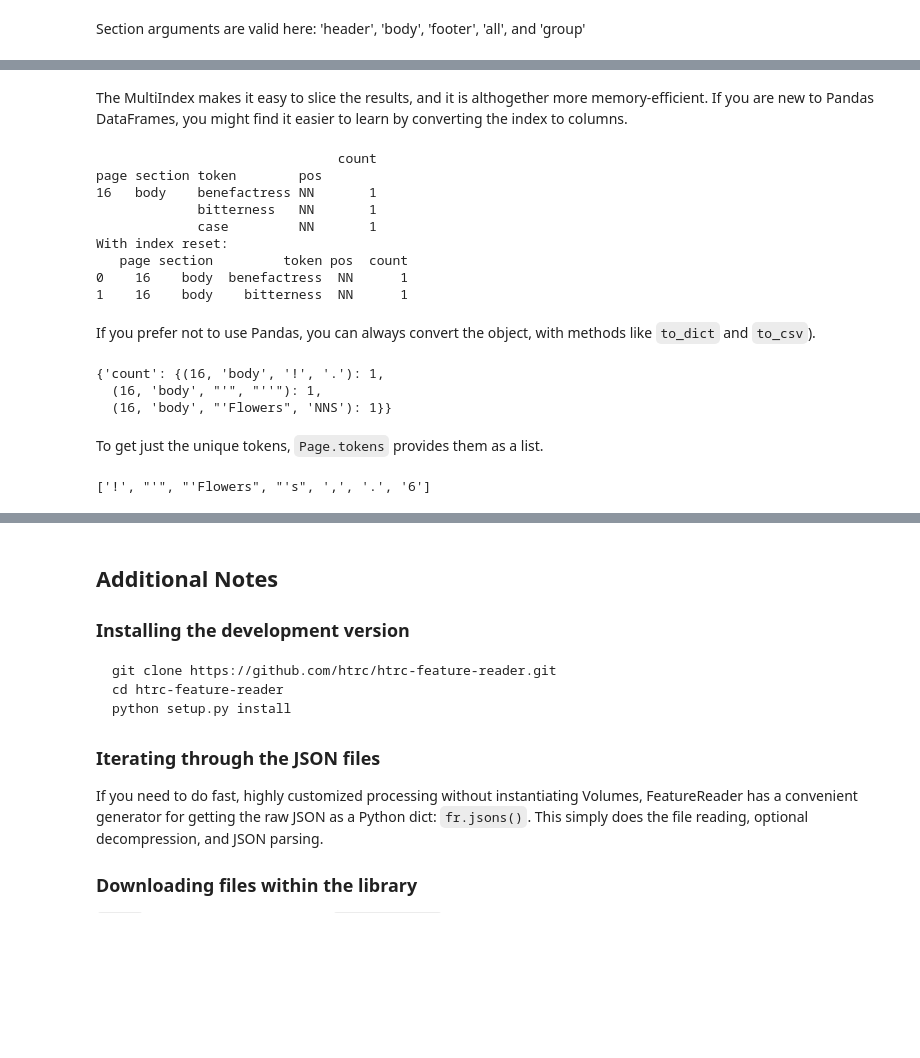
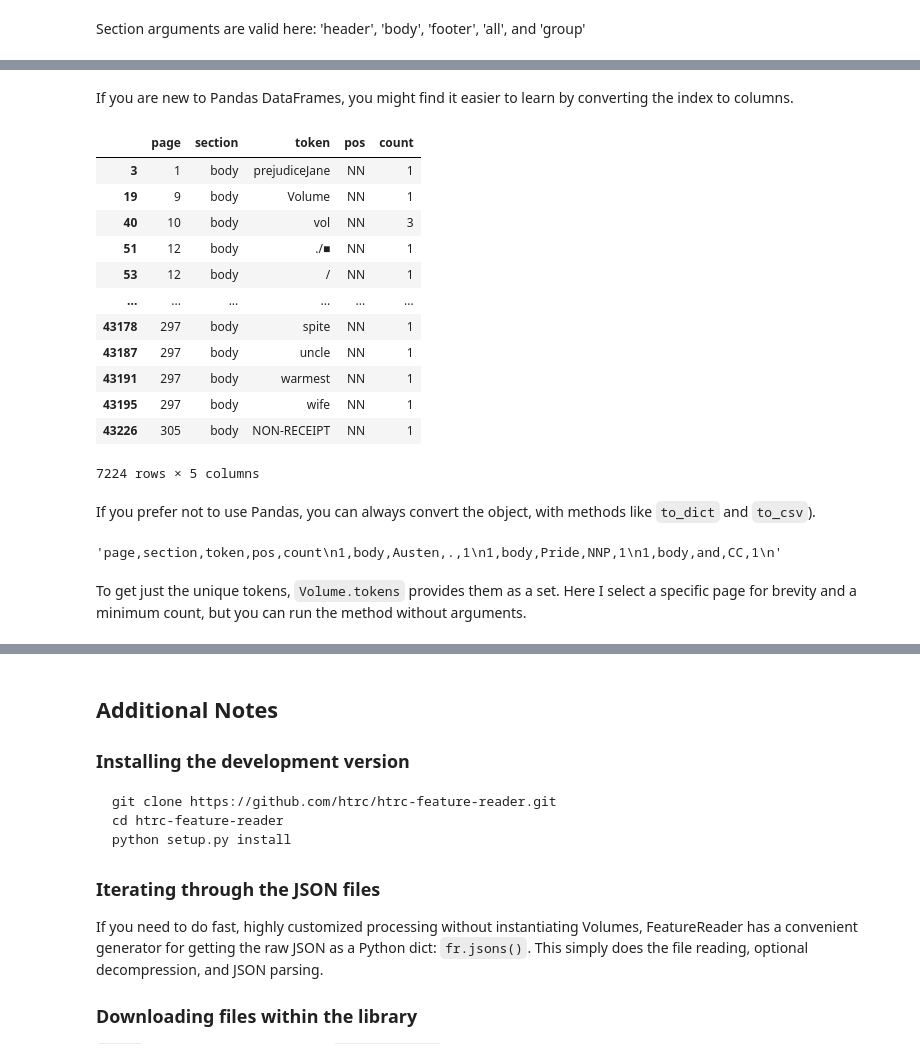
Before and after one commit to htrc/htrc-feature-reader, a Jupyter notebook: README.ipynb, the cells around one changed output, grey strips where cells are left out. Drawn from its saved outputs; the diff is of its cells as text; code cells hidden in the pictures; blank space fills up the shorter version.

```diff
--- a/README.ipynb
+++ b/README.ipynb
@@ -208,5 +150,2 @@ page section token    pos
 # %% [markdown]
 `Page.tokenlist()` can be manipulated in various ways. You can case-fold, for example:
-# %%
-df = page.tokenlist(case=False)
-print(df[15:18])
@@ -219,5 +163,2 @@ page section lowercase pos
 # %% [markdown]
 Or, you can combine part of speech counts into a single integer.
-# %%
-df = page.tokenlist(pos=False)
-print(df[15:18])
@@ -230,6 +176,6 @@ page section token
 # %% [markdown]
 Section arguments are valid here: 'header', 'body', 'footer', 'all', and 'group'
 # %%
-df = page.tokenlist(section="header", case=False, pos=False)
-print(df)
+tl = vol.tokenlist(section="header", case=False, pos=False)
+tl.head(5)
 # %% [output]
@@ -241,34 +210,27 @@ page section lowercase
 # %% [markdown]
-The MultiIndex makes it easy to slice the results, and it is althogether more memory-efficient. If you are new to Pandas DataFrames, you might find it easier to learn by converting the index to columns.
+If you are new to Pandas DataFrames, you might find it easier to learn by converting the index to columns.
-# %%
-df = page.tokenlist()
-# Slicing on Multiindex: get all Signular or Mass Nouns (NN)
-idx = pd.IndexSlice
-nouns = df.loc[idx[:,:,:,'NN'],]
-print(nouns[:3])
-print("With index reset: ")
-print(nouns.reset_index()[:2])
-# %% [output]
-                               count
-page section token        pos
-16   body    benefactress NN       1
-             bitterness   NN       1
-             case         NN       1
-With index reset:
-   page section         token pos  count
-0    16    body  benefactress  NN      1
-1    16    body    bitterness  NN      1
+# %%
+simpler_tl = df.reset_index()
+simpler_tl[simpler_tl.pos == 'NN']
+# %% [output]
+|  | page | section | token | pos | count |
+| 3 | 1 | body | prejudiceJane | NN | 1 |
+| 19 | 9 | body | Volume | NN | 1 |
+| 40 | 10 | body | vol | NN | 3 |
+| 51 | 12 | body | ./■ | NN | 1 |
+| 53 | 12 | body | / | NN | 1 |
+| ... | ... | ... | ... | ... | ... |
+| 43178 | 297 | body | spite | NN | 1 |
+| 43187 | 297 | body | uncle | NN | 1 |
+| 43191 | 297 | body | warmest | NN | 1 |
+| 43195 | 297 | body | wife | NN | 1 |
+| 43226 | 305 | body | NON-RECEIPT | NN | 1 |
+7224 rows × 5 columns
 # %% [markdown]
 If you prefer not to use Pandas, you can always convert the object, with methods like `to_dict` and `to_csv`).
-# %%
-df[:3].to_dict()
-# %% [output]
-{'count': {(16, 'body', '!', '.'): 1,
-  (16, 'body', "'", "''"): 1,
-  (16, 'body', "'Flowers", 'NNS'): 1}}
+# %%
+tl[:3].to_csv()
+# %% [output]
+'page,section,token,pos,count\n1,body,Austen,.,1\n1,body,Pride,NNP,1\n1,body,and,CC,1\n'
 # %% [markdown]
-To get just the unique tokens, `Page.tokens` provides them as a list.
+To get just the unique tokens, `Volume.tokens` provides them as a set. Here I select a specific page for brevity and a minimum count, but you can run the method without arguments.
-# %%
-page.tokens()[:7]
-# %% [output]
-['!', "'", "'Flowers", "'s", ',', '.', '6']
```
Also changed, not shown: parts of 57 cells of this notebook, 1 other file.
